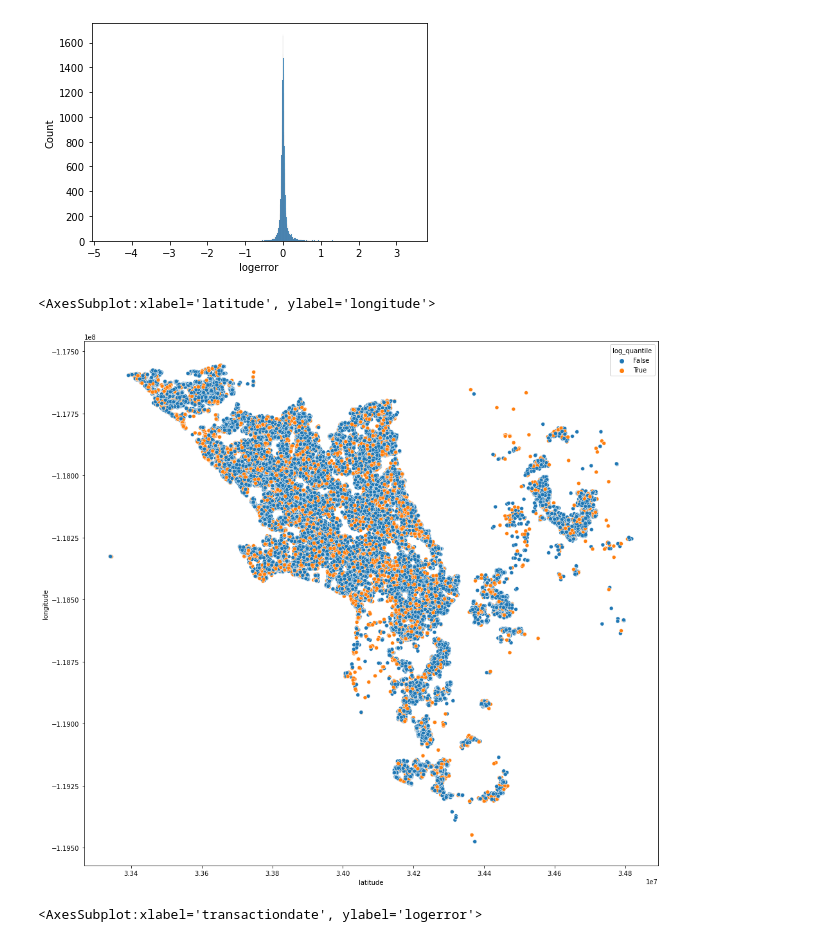
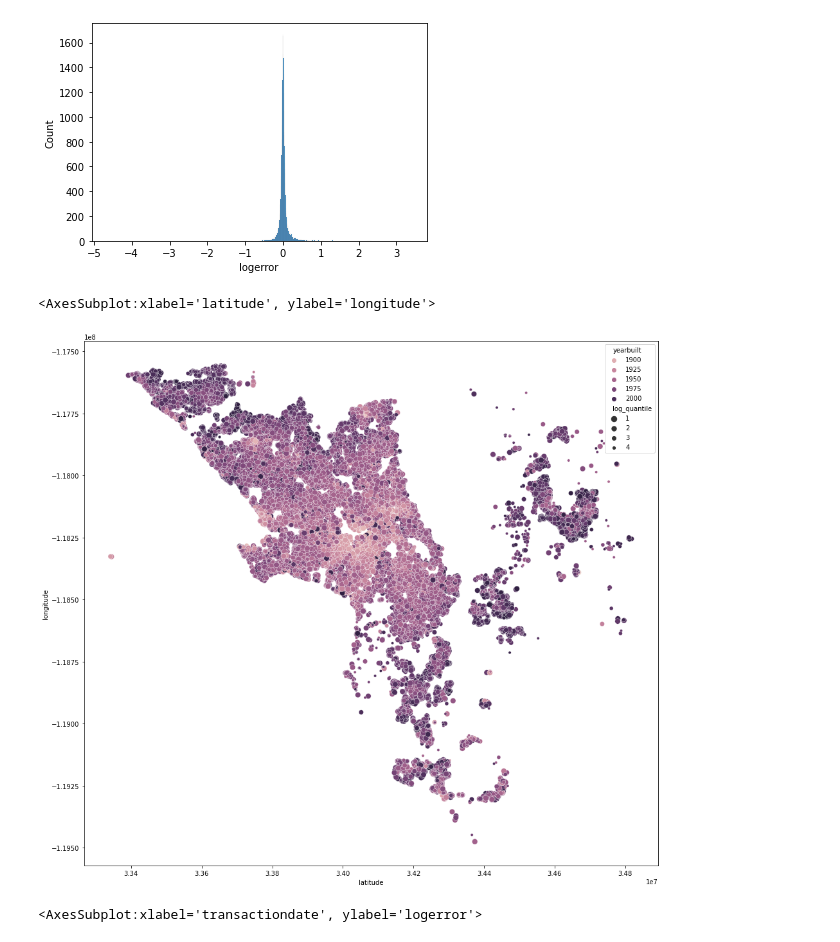
Before and after one commit to albertopuentes/Clustering-Project---Tale-of-Two-Cities, a Jupyter notebook: clustering_notebook.ipynb, the cells around one changed output. Drawn from its saved outputs; the diff is of its cells as text; code cells hidden in the pictures.

```diff
--- a/clustering_notebook.ipynb
+++ b/clustering_notebook.ipynb
@@ -56,8 +177,3 @@ X_train.shape, X_validate.shape, X_test.shape
 ***
 Note: I acquired and prepped the data above but after reviewing my data and trying to game plan, I decide to pare down collinearity by eliminating redundant information
 ***
-# %%
-# Create un-split df for exploration
-df2 = acquire.zillow_data()
-# %%
-df2 = acquire.prepare_zillow_lite(df2)
@@ -93,4 +179,0 @@ Name: transactiondate, dtype: object
-# %%
-# Convert transactiondate to datetime
-df2['transactiondate'] = pd.to_datetime(df2.transactiondate)
-df2.info()
@@ -115,6 +180,3 @@ memory usage: 8.5+ MB
-# %%
-# drop assessment year, 2016
-df2 = df2.drop(columns=(['assessmentyear']))
 # %% [markdown]
 ### Explore collinearity amongst independent variables
 # %%
@@ -253,10 +319,10 @@ log_quantile = [1,2,3,4]
 df2['log_quantile'] = pd.qcut(df2['logerror'], q=[0,.25,.5,.75,1], labels = log_quantile)
 # %%
 plt.figure(figsize=(16, 15))
-sns.scatterplot(data=df2, x=df2.latitude, y=df2.longitude, hue=df2.log_quantile==4)
+sns.scatterplot(data=df2, x=df2.latitude, y=df2.longitude, hue=df2.yearbuilt, size=df2.log_quantile)
 # %% [output]
 <AxesSubplot:xlabel='latitude', ylabel='longitude'>
-[figure, old version]
+[figure, new version]
 # %%
 plt.figure(figsize=(16, 15))
 sns.scatterplot(data=df2, x=df2.transactiondate, y=df2.logerror, hue=df2.log_quantile)
```
Also changed, not shown: parts of 24 cells of this notebook.
